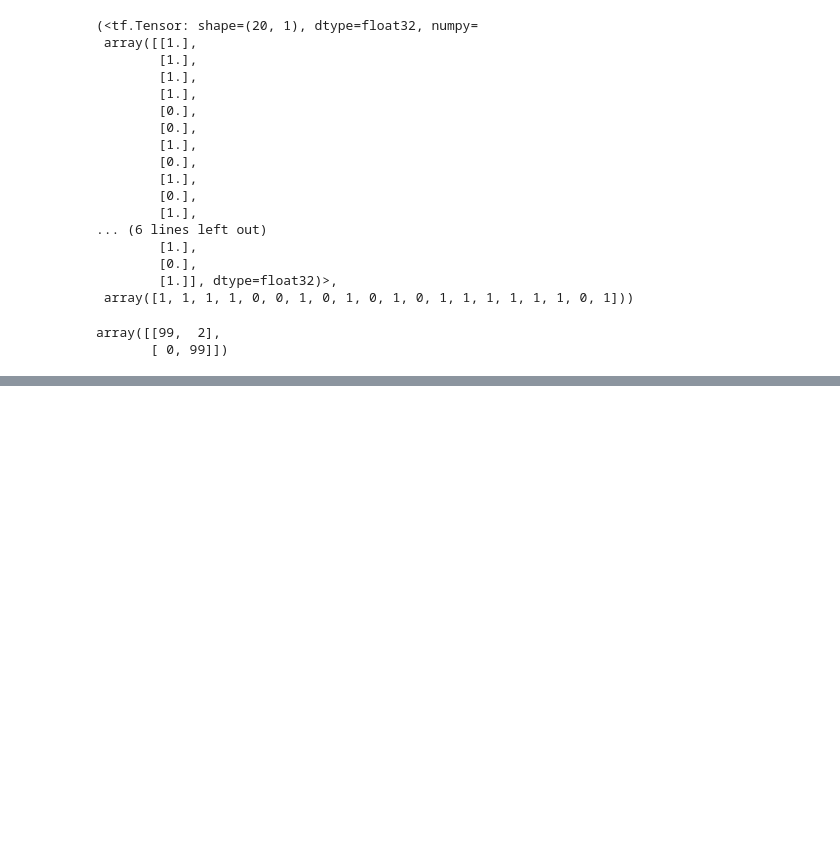
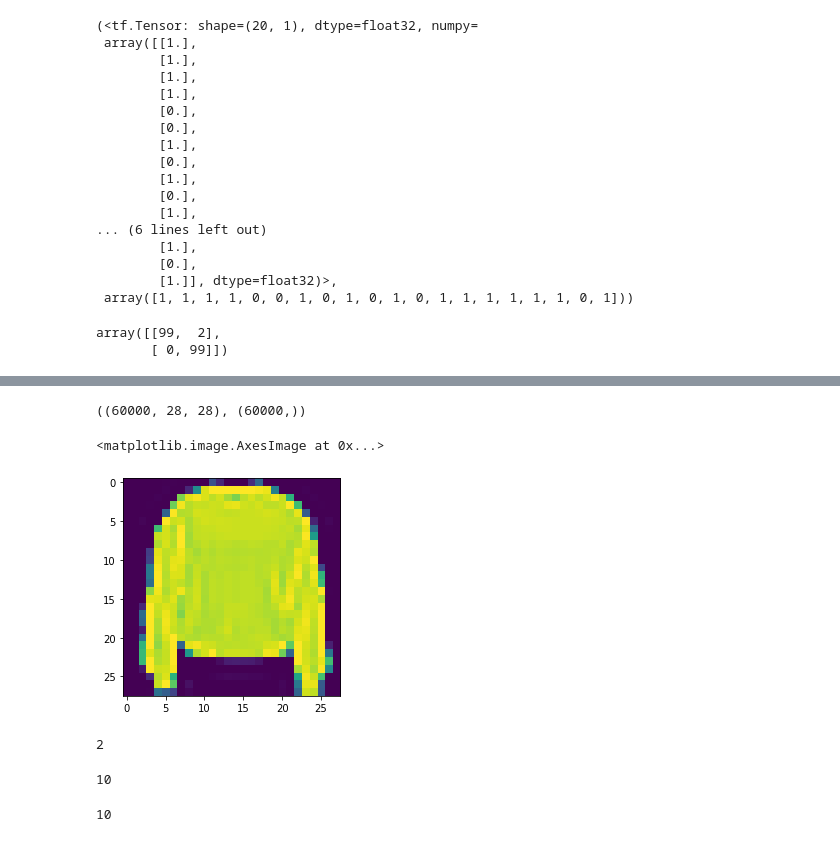
Before and after one commit to milioe/Moravec, a Jupyter notebook: 2_Classification.ipynb, the cells around one changed output, grey strips where cells are left out. Drawn from its saved outputs; the diff is of its cells as text; code cells hidden in the pictures; blank space fills up the shorter version.

```diff
--- a/2_Classification.ipynb
+++ b/2_Classification.ipynb
@@ -772,0 +778,3 @@ fig.show();
+# %%
+# training and testing data
+(train_data, train_labels), (test_data, test_labels) = fashion_mnist.load_data()
@@ -772,0 +814,15 @@ fig.show();
+# %%
+train_data.shape, train_labels.shape
+# %% [output]
+((60000, 28, 28), (60000,))
+# %%
+import matplotlib.pyplot as plt
+
+plt.imshow(train_data[7])
+# %% [output]
+<matplotlib.image.AxesImage at 0x...>
+[figure, added]
+# %%
+train_labels[7]
+# %% [output]
+2
@@ -772,0 +831,8 @@ fig.show();
+# %%
+len(class_names)
+# %% [output]
+10
+# %%
+len(np.unique(train_labels))
+# %% [output]
+10
```
Also changed, not shown: parts of 38 cells of this notebook.
